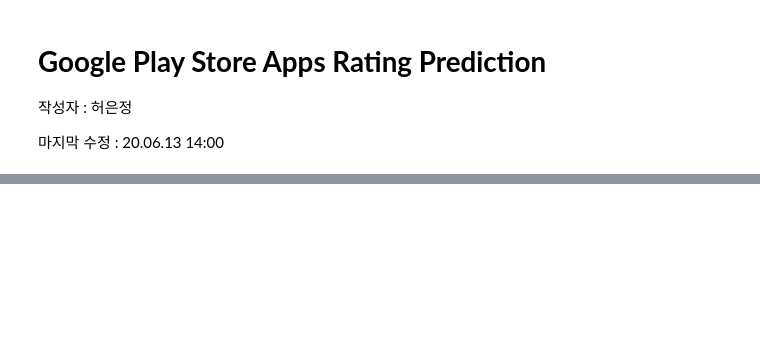
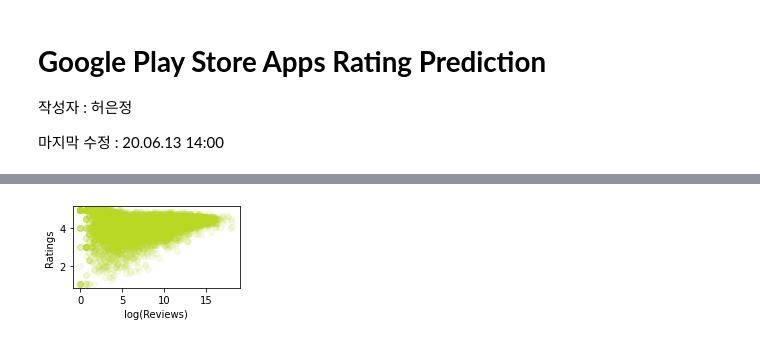
Before and after one commit to GullyMac/PlayStore, a Jupyter notebook: playstore.ipynb, the cells around one changed output, grey strips where cells are left out. Saved outputs shown, nothing was run; the diff lists cells and outputs as text; code cells hidden in the pictures; blank space fills up the shorter version.

```diff
--- a/playstore.ipynb
+++ b/playstore.ipynb
@@ -969,0 +129,10 @@ plt.barh(train_X.columns, model.coef_, color='#ffbc00')
+# %%
+# Review 변수 -> 로그 변환
+plt.figure(figsize=(3,1.5))
+plt.xlabel('log(Reviews)')
+plt.ylabel('Ratings')
+plt.scatter(data.Reviews.map(lambda x: math.log(x)), data.Rating, alpha=0.1, color='#b8d823')
+plt.show()
+data.Reviews = data.Reviews.map(lambda x: math.log(x))
+# %% [output]
+[figure, added]
```
Also changed, not shown: parts of 144 cells of this notebook.
